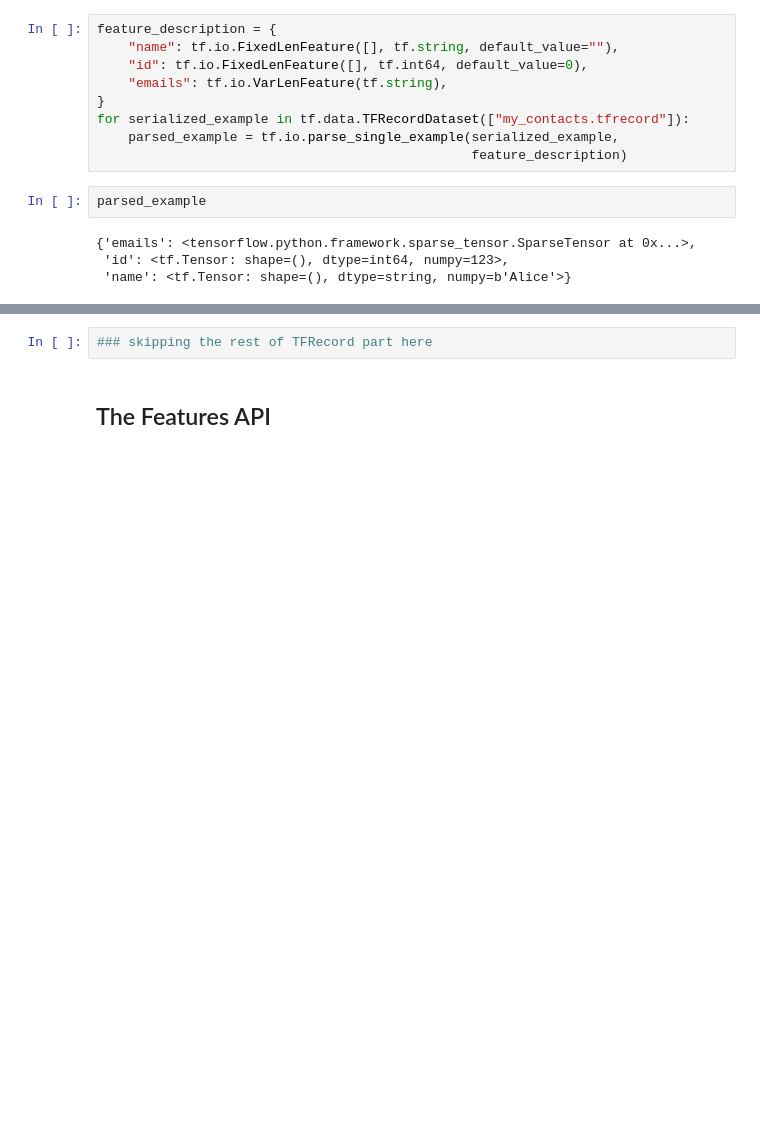
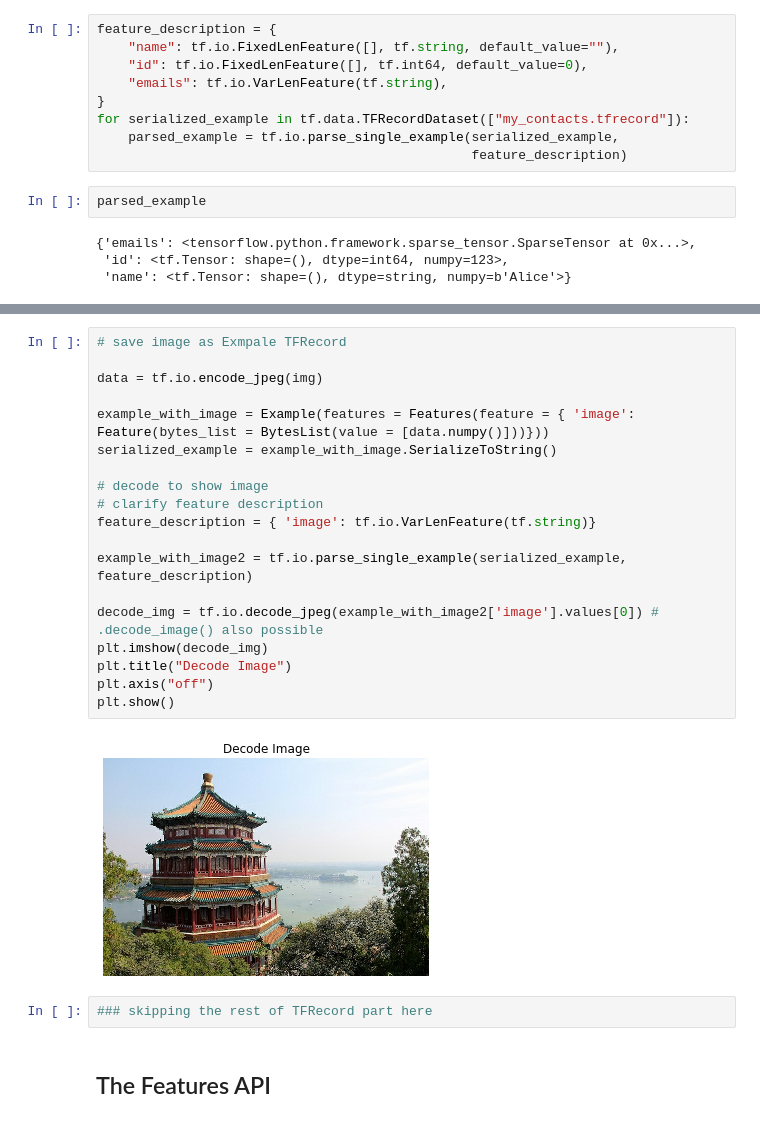
Before and after one commit to Svensone/handson-MachineLearning, a Jupyter notebook: 001 Ch. 13 Loading and Preprocessing with Tensorflow.ipynb, the cells around one changed output, grey strips where cells are left out. Saved outputs shown, nothing was run; the diff lists cells and outputs as text; blank space fills up the shorter version.

Commit message:
Ch 13 Exercise tfrecord io.decode_jpeg()

```diff
--- a/001 Ch. 13 Loading and Preprocessing with Tensorflow.ipynb
+++ b/001 Ch. 13 Loading and Preprocessing with Tensorflow.ipynb
@@ -647,3 +648,24 @@ ImportError: The Python Imaging Library (PIL) is required to load data from jpeg
+# %%
+# save image as Exmpale TFRecord
+
+data = tf.io.encode_jpeg(img)
+
+example_with_image = Example(features = Features(feature = { 'image': Feature(bytes_list = BytesList(value = [data.numpy()]))}))
+serialized_example = example_with_image.SerializeToString()
+
+# decode to show image
+# clarify feature description
+feature_description = { 'image': tf.io.VarLenFeature(tf.string)}
+
+example_with_image2 = tf.io.parse_single_example(serialized_example, feature_description)
+
+decode_img = tf.io.decode_jpeg(example_with_image2['image'].values[0]) # .decode_image() also possible
+plt.imshow(decode_img)
+plt.title("Decode Image")
+plt.axis("off")
+plt.show()
+# %% [output]
+[figure, added]
 # %%
 ### skipping the rest of TFRecord part here
 # %% [markdown]
```
Also changed, not shown: parts of 6 cells of this notebook.
